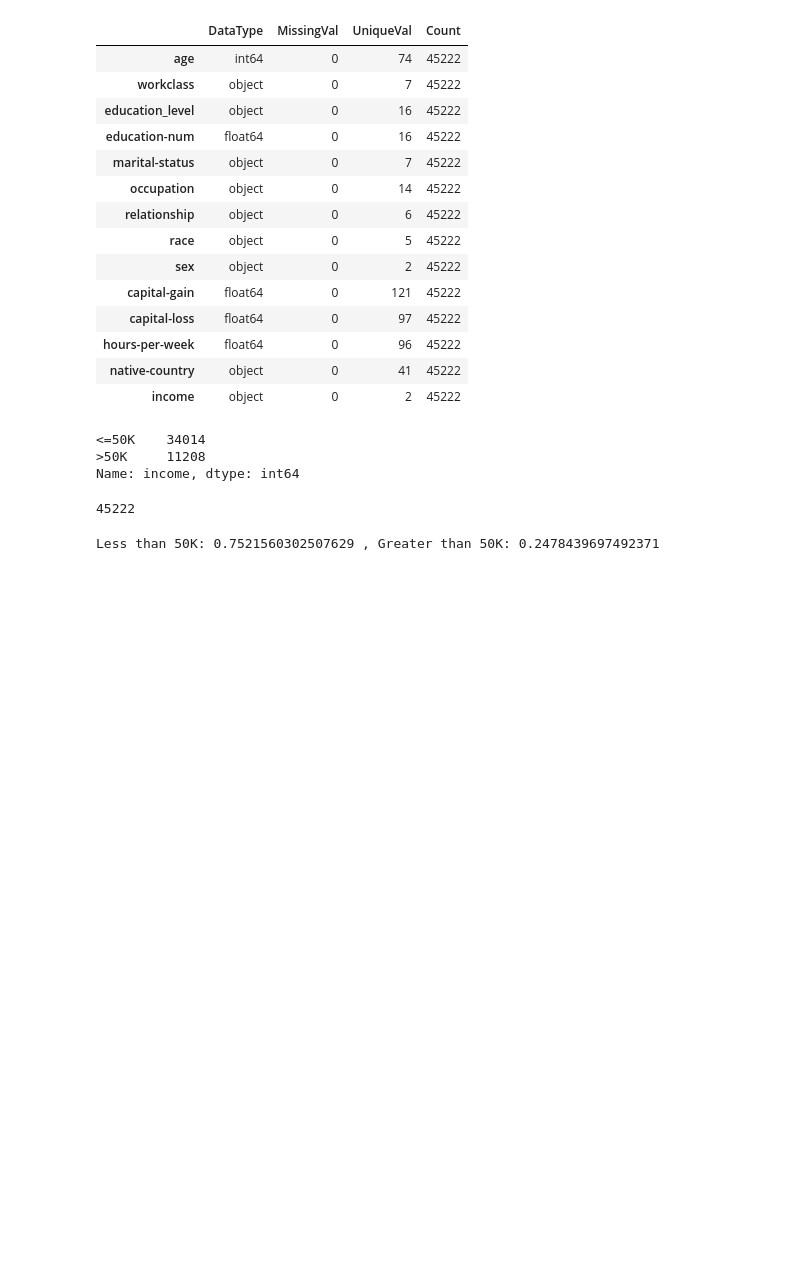
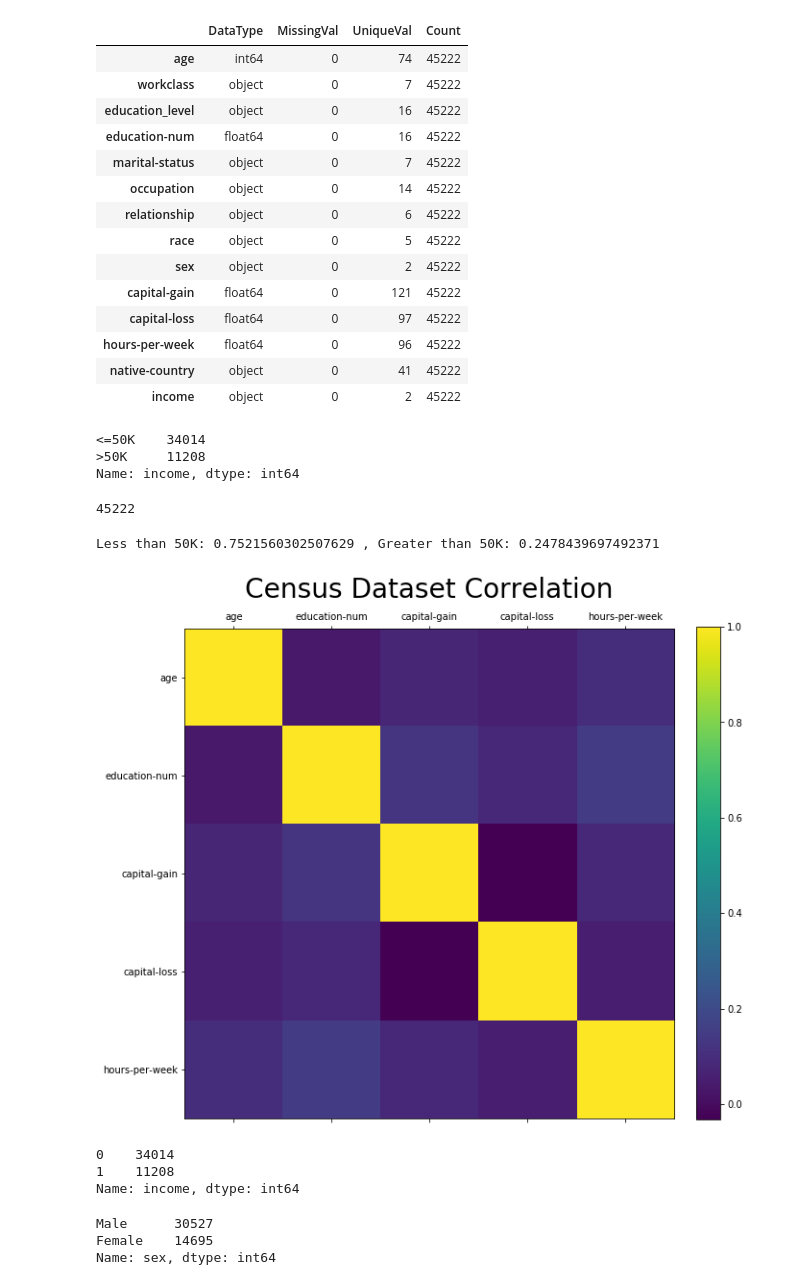
Before and after one commit to 7saheelahmed/Census-Donors-Prediction, a Jupyter notebook: Census Donors Prediction.ipynb, the cells around one changed output. Saved outputs shown, nothing was run; the diff lists cells and outputs as text; code cells hidden in the pictures; blank space fills up the shorter version.

```diff
--- a/Census Donors Prediction.ipynb
+++ b/Census Donors Prediction.ipynb
@@ -5,6 +6,6 @@ import matplotlib.pyplot as plt
 %matplotlib inline
 # %%
-df = pd.read_csv('census_donors.csv' , delimiter = ',', header = 0 )
+df = pd.read_csv('census_donors.csv' , delimiter = ',', header = 0 ,skipinitialspace = True)
 df
 # %% [output]
 |  | age | workclass | education_level | education-num | marital-status | occupation | relationship | race | ... |
@@ -81,3 +82,29 @@ greater_than_50K = df.income.value_counts()[1]/len(df.income)
 print('Less than 50K: {} , Greater than 50K: {}'.format(less_than_50K,greater_than_50K))
 # %% [output]
 Less than 50K: 0.7521560302507629 , Greater than 50K: 0.2478439697492371
+# %%
+def plotting_corr(df , size = 10):
+    corr = df.corr()
+    fig , ax = plt.subplots(figsize = (size,size))
+    cax = ax.matshow(corr)
+    fig.colorbar(cax, fraction=0.046, pad=0.04)
+    plt.title('Census Dataset Correlation' , fontsize=28)
+    plt.xticks(range(len(corr.columns)) , corr.columns);
+    plt.yticks(range(len(corr.columns)) , corr.columns);
+
+plotting_corr(df , size = 10)
+# %% [output]
+[figure, added]
+# %%
+df['income'] = df['income'].map(lambda x : 1 if x=='>50K' else 0)
+df.income.value_counts()
+# %% [output]
+0    34014
+1    11208
+Name: income, dtype: int64
+# %%
+df['sex'].value_counts()
+# %% [output]
+Male      30527
+Female    14695
+Name: sex, dtype: int64
```
Also changed, not shown: parts of 20 cells of this notebook.
